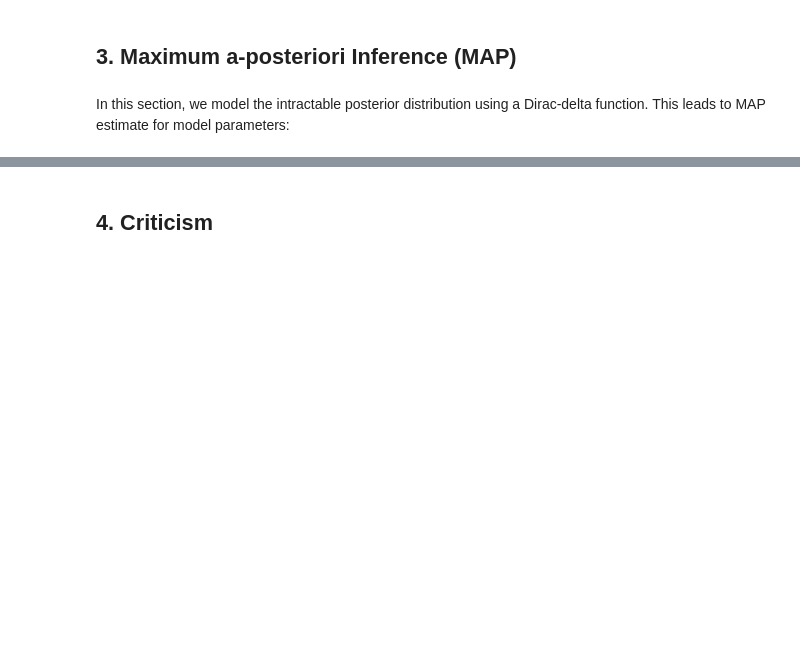
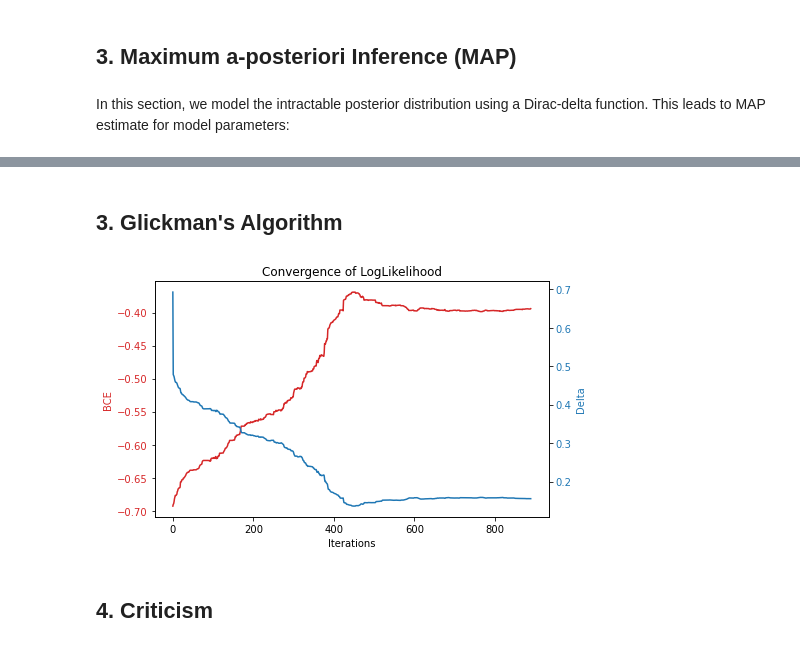
Before and after one commit to ketencimert/probprog-finalproject, a Jupyter notebook: project.ipynb, the cells around one changed output, grey strips where cells are left out. Saved outputs shown, nothing was run; the diff lists cells and outputs as text; code cells hidden in the pictures; blank space fills up the shorter version.

```diff
--- a/project.ipynb
+++ b/project.ipynb
@@ -185,5 +180,12 @@ score_pp_map = get_samples_map(
     glicko_map.optimized_params_pd,
     observed_data,
 )
+# %% [markdown]
+## 3. Glickman's Algorithm
+# %%
+score_pp_glickman, plot_info = run_glickman_inference(chess_data)
+plot_bce(plot_info)
+# %% [output]
+[figure, added]
 # %% [markdown]
 ## 4. Criticism
```
Also changed, not shown: parts of 22 cells of this notebook, 19 other files.
